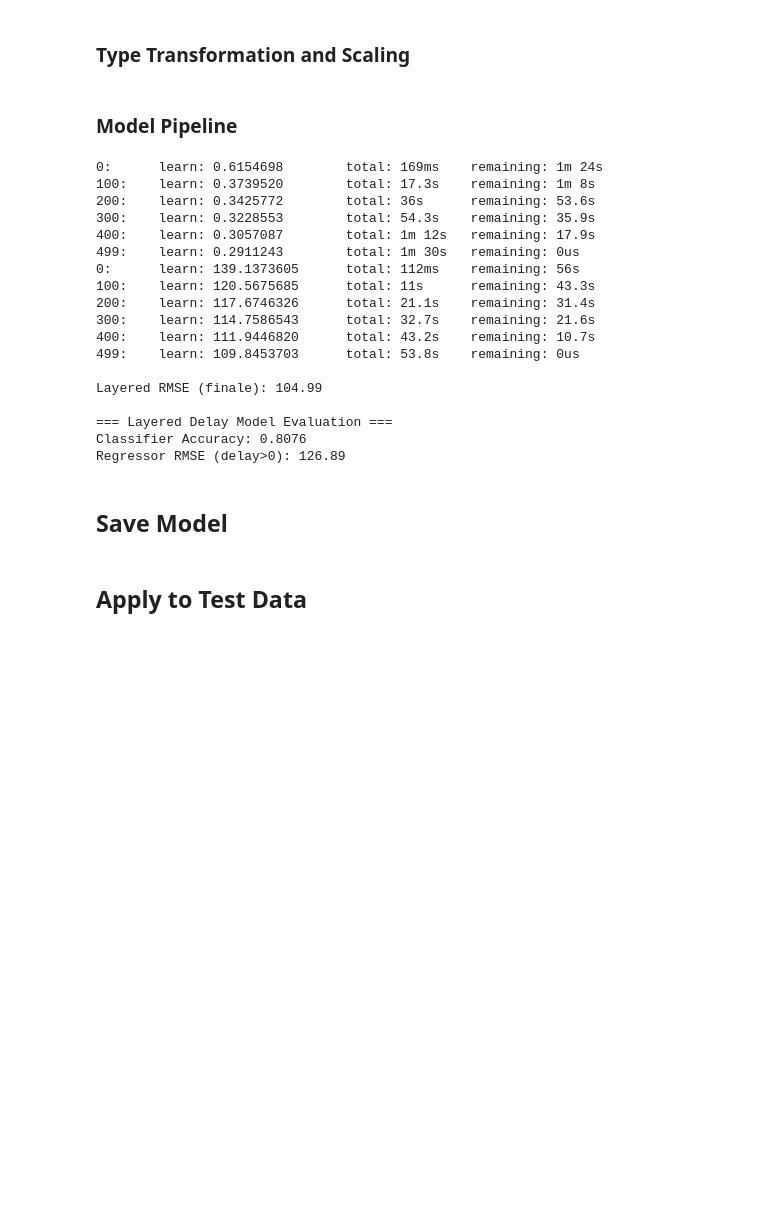
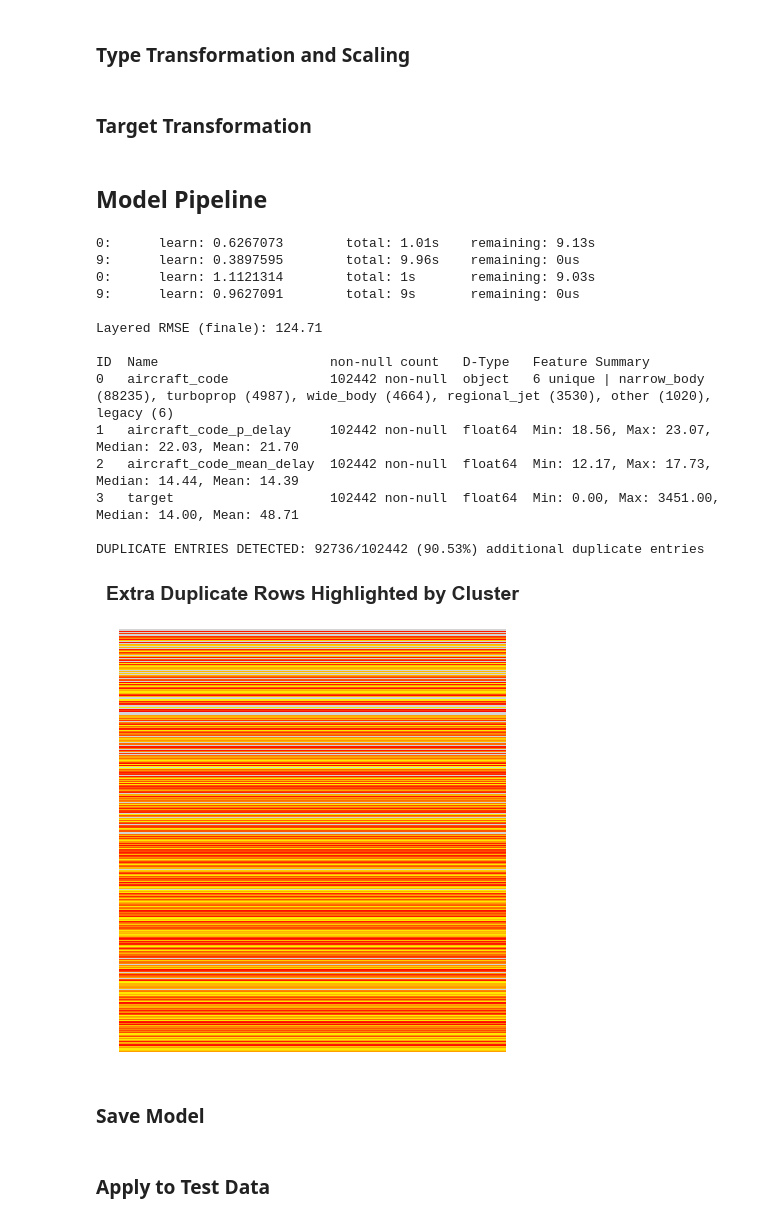
Before and after one commit to Johannes-Kutsch/flight-delay-prediction-challenge, a Jupyter notebook: Notebooks_Personal/Johannes.ipynb, the cells around one changed output. Saved outputs shown, nothing was run; the diff lists cells and outputs as text; code cells hidden in the pictures; blank space fills up the shorter version.

Commit message:
* added presentation graphs notebook * updated cat boost model to use poly features (made it worse)

```diff
--- a/Notebooks_Personal/Johannes.ipynb
+++ b/Notebooks_Personal/Johannes.ipynb
@@ -397,8 +393,20 @@ cat_features_clf += ["aircraft_code"]
 # %% [markdown]
 ### Type Transformation and Scaling
 # %%
+#poly_features = ["arr_elevation", "dep_elevation", "flight_distance", "flight_duration_minutes", ]
+poly_features = pd.unique(num_features_clf + num_features_reg).tolist()
+
+def create_cross_features(feature_list):
+    features_in_poly = [f for f in feature_list if f in poly_features]
+    features_squared = [f"{feature}^2" for feature in features_in_poly]
+    cross_features = [" ".join(sorted(combo)) for combo in combinations(features_in_poly, 2)]
+    return feature_list + features_squared + cross_features
+
+num_features_clf = create_cross_features(num_features_clf)
+num_features_reg = create_cross_features(num_features_reg)
+
 category_transformation_pipeline = Pipeline([
-    ("poly", NumericPolyLogTransformer(["arr_elevation", "dep_elevation", "flight_distance", "flight_duration_minutes"])),
+    ("poly", NumericPolyLogTransformer(poly_features)),
     ("to_category_type", TypeCastTransformer({
         "status": "category",
         "date_of_flight_weekday": "category",
@@ -407,20 +415,27 @@ category_transformation_pipeline = Pipeline([
         "arr_timezone": "category",
     }))
 ])
+# %% [markdown]
+### Target Transformation
+# %%
+X_train, X_test, y_train, y_test = train_test_split(df_train_preprocessed.drop('target', axis=1), df_train_preprocessed['target'], test_size=0.95)
+
+y_train = y_train.clip(upper=500)
+y_train = np.log1p(y_train)
 # %% [markdown]
-### Model Pipeline
+## Model Pipeline
 # %%
 clf_params = {
-    "iterations": 500, #300
-    "depth": 10,
+    "iterations": 10, #500
+    "depth": 12,
     "learning_rate": 0.1,
     "loss_function": "Logloss",
     "random_seed": 42
 }
 
 reg_params = {
-    "iterations": 500, #300
-    "depth": 10,
+    "iterations": 10, #500
+    "depth": 12,
     "learning_rate": 0.1,
     "loss_function": "RMSE",
     "random_seed": 42
@@ -443,7 +458,6 @@ process_pipeline = Pipeline([
     ("geographical_pipeline", geographical_pipeline),
     ("aircraft_code_pipeline", aircraft_code_pipeline),
     ("category_transformation", category_transformation_pipeline),
-    #("target_scaler", target_scaler),
 ])
 
 model_pipeline = Pipeline([
@@ -451,39 +465,35 @@ model_pipeline = Pipeline([
     ("model", model)
 ])
 # %%
-X_train, X_test, y_train, y_test = train_test_split(df_train_preprocessed.drop('target', axis=1), df_train_preprocessed['target'], test_size=0.2)
-
 model_pipeline.fit(X_train, y_train)
 y_pred = model_pipeline.predict(X_test)
-#y_pred_unscaled = target_scaler.inverse_transform(y_pred)
+y_pred = np.expm1(y_pred)
 
 print(f"\nLayered RMSE (finale): {np.sqrt(mean_squared_error(y_test, y_pred)):.2f}\n")
 
 process_pipeline.fit(X_train, y_train)
 X_test_transformed = process_pipeline.transform(X_test)
-model.evaluate(X_test_transformed, y_test)
+#model.evaluate(X_test_transformed, y_test)
 
+X_test_transformed["target"] = y_test
 #print()
-#explore_features(X_test_transformed)
+explore_features(X_test_transformed, feature_mask=["aircraft_code", "aircraft_code_p_delay", "aircraft_code_mean_delay"], target_feature_name="target")
 # %% [output]
-0:      learn: 0.6154698        total: 169ms    remaining: 1m 24s
-100:    learn: 0.3739520        total: 17.3s    remaining: 1m 8s
-200:    learn: 0.3425772        total: 36s      remaining: 53.6s
-300:    learn: 0.3228553        total: 54.3s    remaining: 35.9s
-400:    learn: 0.3057087        total: 1m 12s   remaining: 17.9s
-499:    learn: 0.2911243        total: 1m 30s   remaining: 0us
-0:      learn: 139.1373605      total: 112ms    remaining: 56s
-100:    learn: 120.5675685      total: 11s      remaining: 43.3s
-200:    learn: 117.6746326      total: 21.1s    remaining: 31.4s
-300:    learn: 114.7586543      total: 32.7s    remaining: 21.6s
-400:    learn: 111.9446820      total: 43.2s    remaining: 10.7s
-499:    learn: 109.8453703      total: 53.8s    remaining: 0us
+0:      learn: 0.6267073        total: 1.01s    remaining: 9.13s
+9:      learn: 0.3897595        total: 9.96s    remaining: 0us
+0:      learn: 1.1121314        total: 1s       remaining: 9.03s
+9:      learn: 0.9627091        total: 9s       remaining: 0us
 
-Layered RMSE (finale): 104.99
+Layered RMSE (finale): 124.71
 
-=== Layered Delay Model Evaluation ===
-Classifier Accuracy: 0.8076
-Regressor RMSE (delay>0): 126.89
+ID  Name                      non-null count   D-Type   Feature Summary
+0   aircraft_code             102442 non-null  object   6 unique | narrow_body (88235), turboprop (4987), wide_body (4664), regional_jet (3530), other (1020), legacy (6)
+1   aircraft_code_p_delay     102442 non-null  float64  Min: 18.56, Max: 23.07, Median: 22.03, Mean: 21.70
+2   aircraft_code_mean_delay  102442 non-null  float64  Min: 12.17, Max: 17.73, Median: 14.44, Mean: 14.39
+3   target                    102442 non-null  float64  Min: 0.00, Max: 3451.00, Median: 14.00, Mean: 48.71
+
+DUPLICATE ENTRIES DETECTED: 92736/102442 (90.53%) additional duplicate entries
+[figure, added]
 # %%
 cv = KFold(n_splits=5, shuffle=True, random_state=42)
 
@@ -511,7 +521,7 @@ rmse_test  = -cv_results["test_score"]
 print(f"CV Train RMSE: {rmse_train.mean():.2f} ± {rmse_train.std():.2f}")
 print(f"CV Test  RMSE: {rmse_test.mean():.2f} ± {rmse_test.std():.2f}")
 # %% [markdown]
-## Save Model
+### Save Model
 # %%
 import pickle
 
@@ -519,5 +529,5 @@ with open("../models/Johannes_layered_catboost.pkl", "wb") as f:
     pickle.dump(model_pipeline, f)
 # %% [markdown]
-## Apply to Test Data
+### Apply to Test Data
 # %%
 y_pred = model_pipeline.predict(df_test_preprocessed)
```
Also changed, not shown: parts of 8 cells of this notebook, 13 other files.
